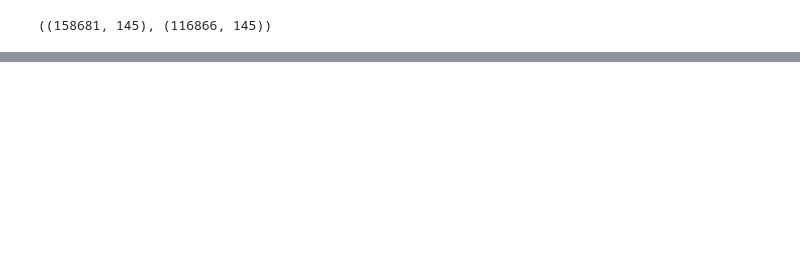
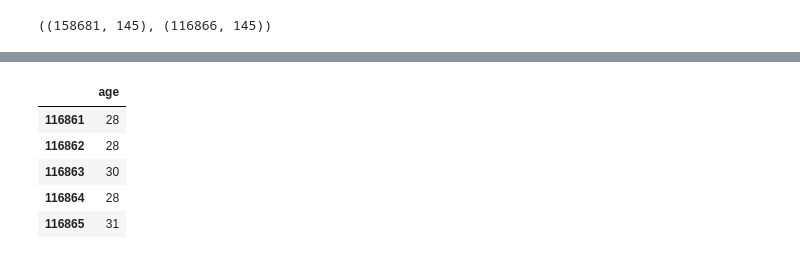
Before and after one commit to wjy5446/airbnb-new-booking, a Jupyter notebook: joe/airbnb_V1.0(EDA)_junki.ipynb, the cells around one changed output, grey strips where cells are left out. Drawn from its saved outputs; the diff is of its cells as text; code cells hidden in the pictures; blank space fills up the shorter version.

```diff
--- a/joe/airbnb_V1.0(EDA)_junki.ipynb
+++ b/joe/airbnb_V1.0(EDA)_junki.ipynb
@@ -473,0 +454,9 @@ dtype: float64
+# %%
+y_pred_r.tail()
+# %% [output]
+|  | age |
+| 116861 | 28 |
+| 116862 | 28 |
+| 116863 | 30 |
+| 116864 | 28 |
+| 116865 | 31 |
```
Also changed, not shown: parts of 52 cells of this notebook, 3 other files.
